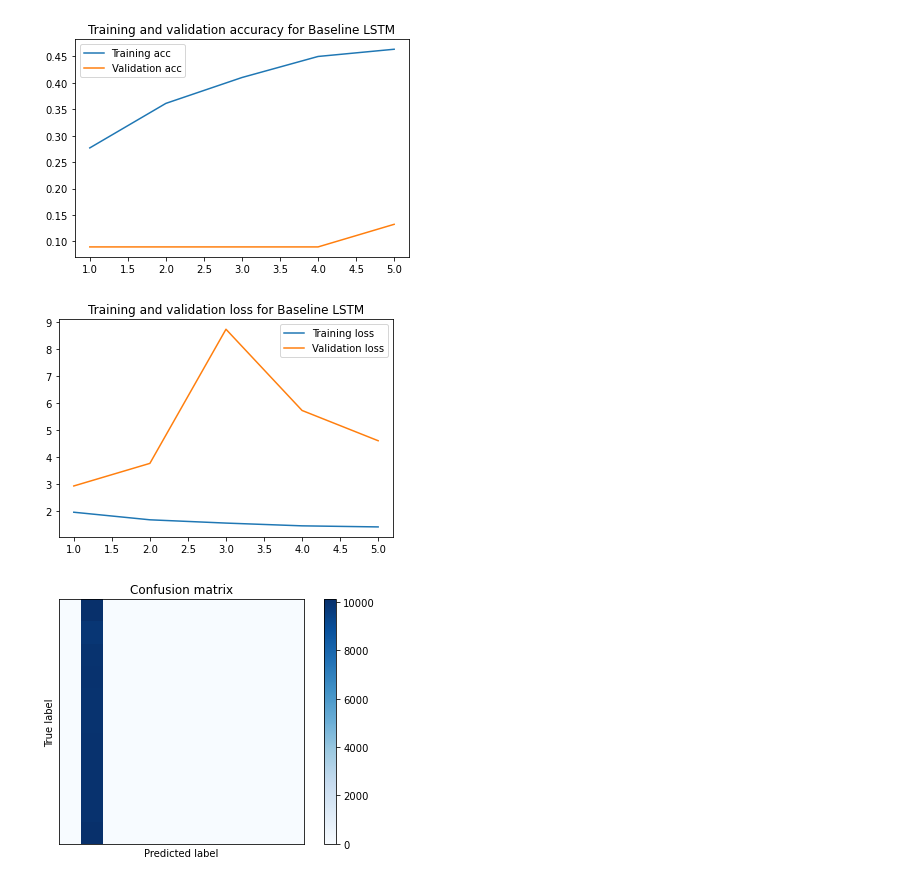
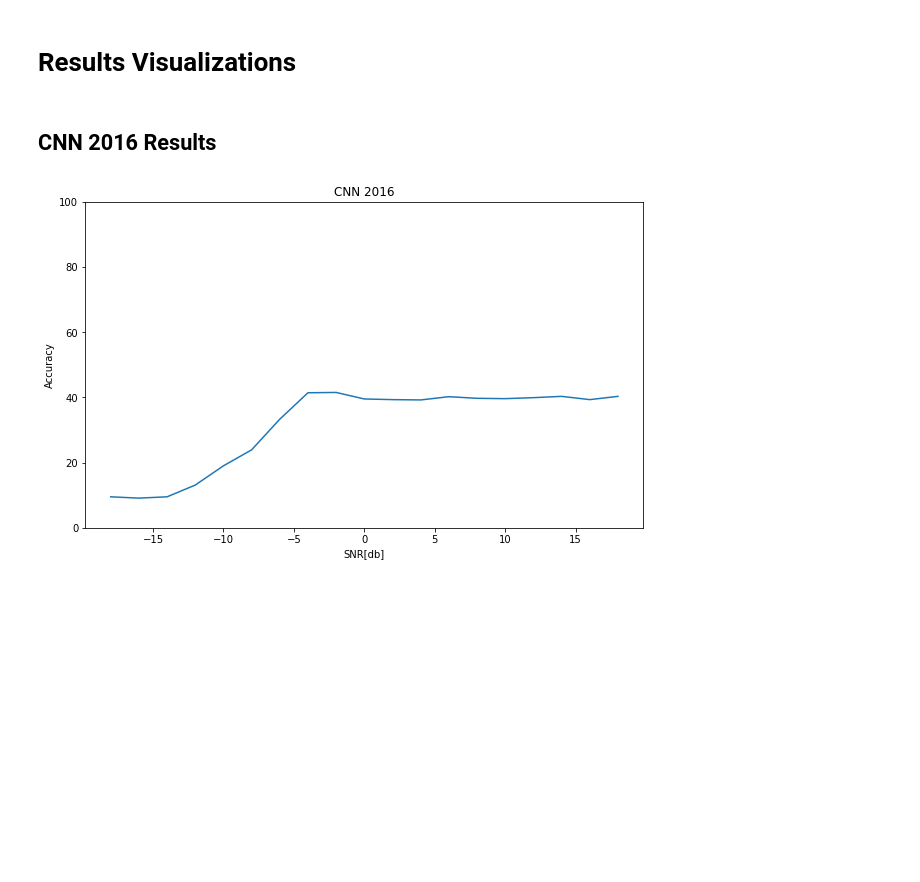
Before and after one commit to HaoyuWang0/Deep-Learning-Based-Radio-Frequency-Modulation-Classification, a Jupyter notebook: results/Visualizations.ipynb, the cells around one changed output. Cells and saved outputs as stored; diff of their text form; code cells hidden in the pictures; blank space fills up the shorter version.

Commit message:
Update visualizations notebook

```diff
--- a/results/Visualizations.ipynb
+++ b/results/Visualizations.ipynb
@@ -10,9 +1,2 @@ HERE
-# %%
-# Visualize Results of CNNLSTM 2016 Model
-from CNNLSTM2016_plot import *
-
-CNNLSTM2016_visualize() # TODO: Update results data 'CNNLSTM2016Results.npz'
-# %% [output]
-[figure, removed]
-[figure, removed]
-[figure, removed]
+# %% [markdown]
+# Results Visualizations
@@ -18,0 +18,37 @@ CNNLSTM2016_visualize() # TODO: Update results data 'CNNLSTM2016Results.npz'
+# %%
+import numpy as np
+import matplotlib.pyplot as plt
+from matplotlib.pyplot import figure
+
+# Figure size
+plt.rcParams['figure.figsize'] = [10, 6]
+
+def plot_acc_vs_snrs(filename,title):
+    '''
+    Plot the test accuracy vs. SNRs.
+    :param filename: name of data file   :type: str
+    :param title: title of the plot      :type: str
+    :return: none
+    '''
+
+    # Load results from npz files
+    results = np.load(filename)['arr_0']
+
+    # Get snrs and accuracies
+    SNRs = results[:,0]
+    Accs = results[:,1]
+
+    # Plot the graph
+    plt.plot(SNRs,Accs)
+    plt.title(title)
+    plt.xlabel('SNR[db]')
+    plt.ylabel('Accuracy')
+
+    ax = plt.gca()
+    ax.set_ylim([0, 100])
+# %% [markdown]
+## CNN 2016 Results
+# %%
+plot_acc_vs_snrs('CNN_2016.npz','CNN 2016')
+# %% [output]
+[figure, added]
```
Also changed, not shown: parts of 12 cells of this notebook.
